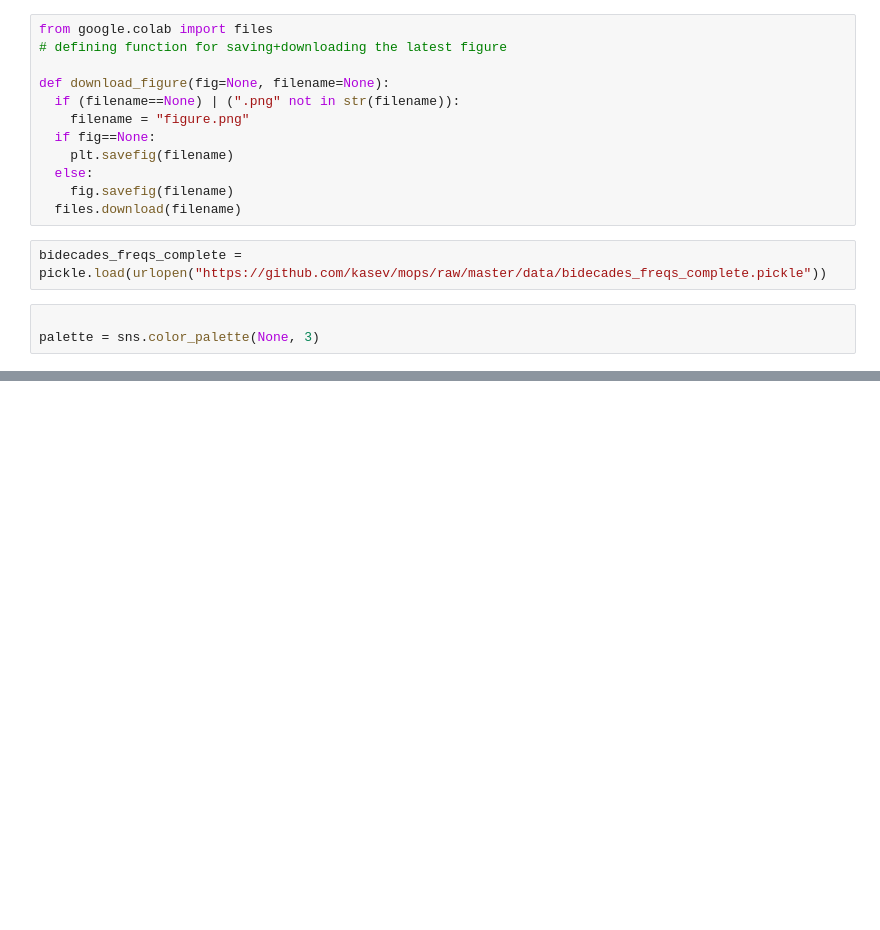
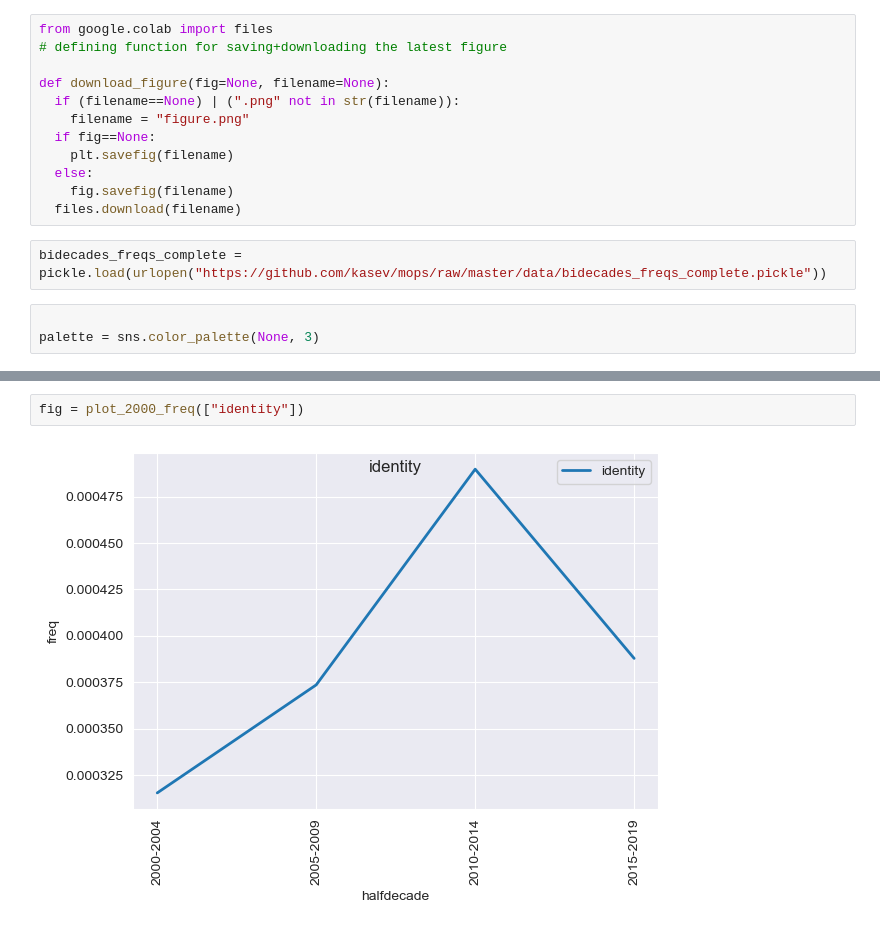
Before and after one commit to kasev/mops, a Jupyter notebook: scripts/freqs_explorations.ipynb, the cells around one changed output, grey strips where cells are left out. Saved outputs shown, nothing was run; the diff lists cells and outputs as text; blank space fills up the shorter version.

```diff
--- a/scripts/freqs_explorations.ipynb
+++ b/scripts/freqs_explorations.ipynb
@@ -76,0 +88,4 @@ str(np.round(6.903725180790451e-05, 6))
+# %%
+fig = plot_2000_freq(["identity"])
+# %% [output]
+[figure, added]
```
Also changed, not shown: parts of 11 cells of this notebook, 1 other file.
